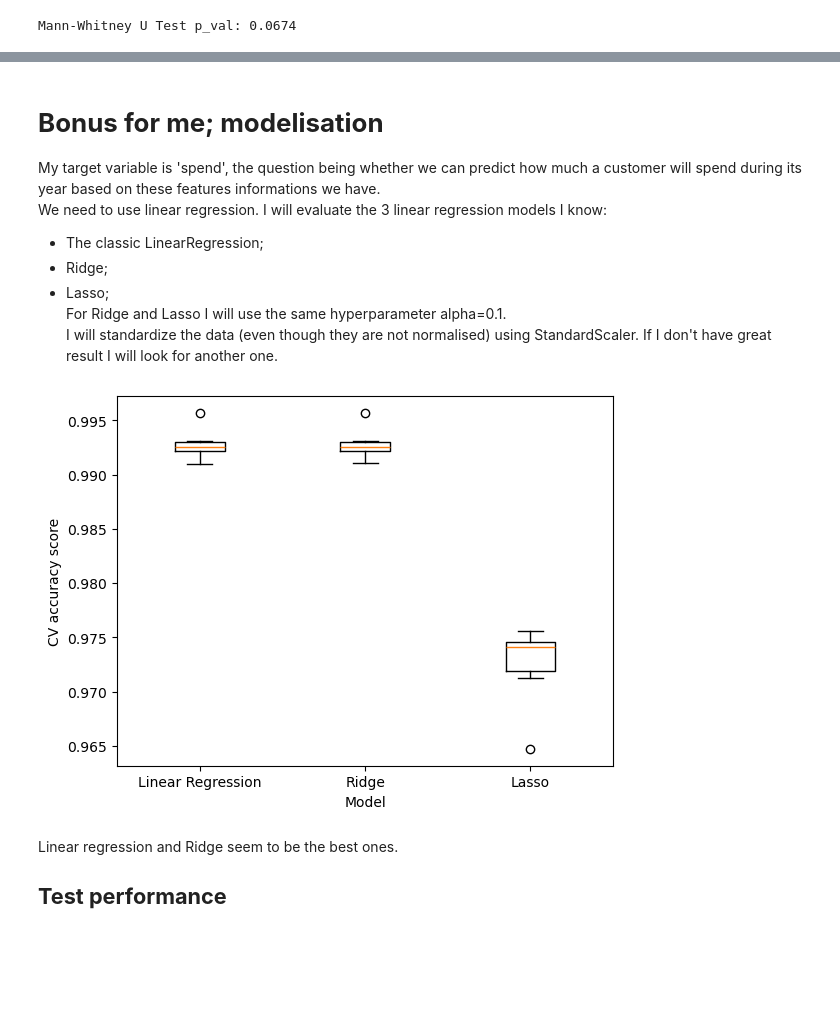
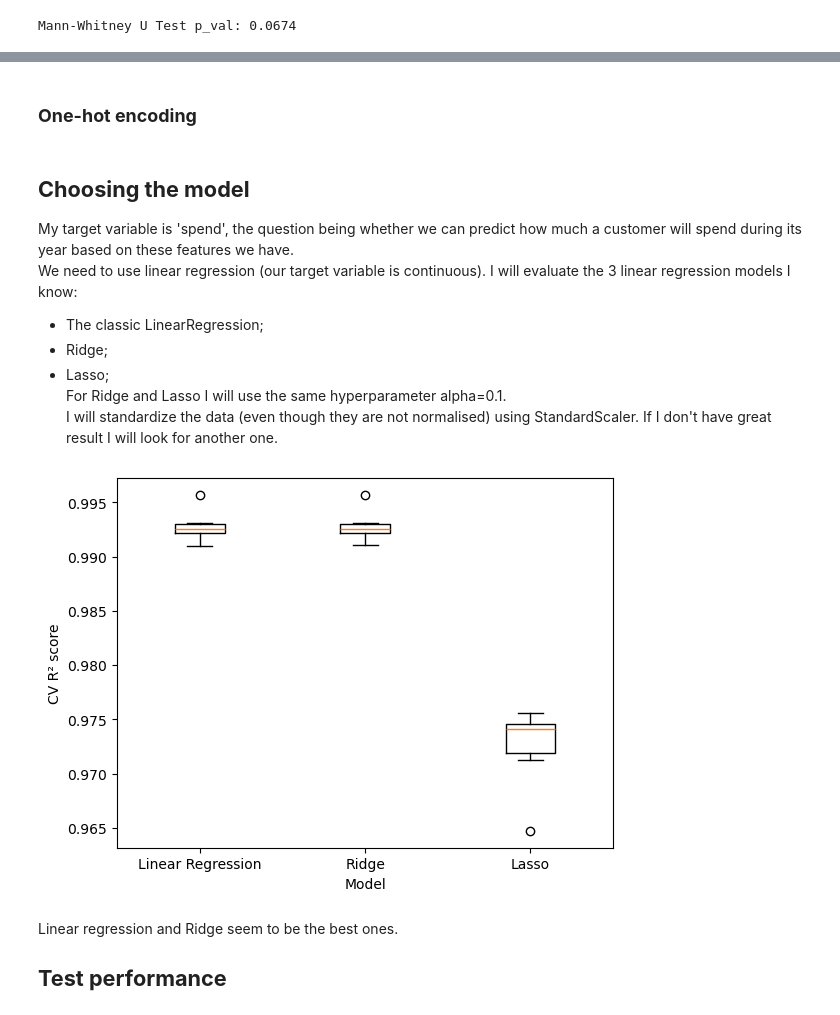
Before and after one commit to flylight-max/EDA_exam_CodeOp, a Jupyter notebook: analysis.ipynb, the cells around one changed output, grey strips where cells are left out. Cells and saved outputs as stored; diff of their text form; code cells hidden in the pictures; blank space fills up the shorter version.

Commit message:
needs a final check

```diff
--- a/analysis.ipynb
+++ b/analysis.ipynb
@@ -217,8 +207,8 @@ Nominal. </br>The month the customer joined the loyalty program. One of 12 value
 # %%
 #joining_month_num will be used for modelisation
-customer_data["joining_month_num"] = pd.to_datetime(customer_data["joining_month"], format="%b")
-customer_data["joining_month_num"] = customer_data["joining_month_num"].dt.month
-customer_data["joining_month_num"].fillna(0, inplace=True)
+#customer_data["joining_month_num"] = pd.to_datetime(customer_data["joining_month"], format="%b")
+#customer_data["joining_month_num"] = customer_data["joining_month_num"].dt.month
+#customer_data["joining_month_num"].fillna(0, inplace=True)
 
 customer_data["joining_month"].fillna("Unknown", inplace=True)
 ordered_month = ['Unknown', "Jan", "Feb", "Mar", "Apr", "May", "Jun", "Jul", "Aug", "Sep", "Oct", "Nov", "Dec"]
@@ -227,7 +217,7 @@ customer_data["joining_month"] = customer_data["joining_month"].cat.reorder_cate
                                                                                        , ordered=True)
 
 print(customer_data["joining_month"].value_counts(sort=False, dropna=False))
-print(customer_data["joining_month_num"].value_counts(dropna=False))
+#print(customer_data["joining_month_num"].value_counts(dropna=False))
 # %% [output]
 joining_month
 Unknown    125
@@ -548,5 +622,0 @@ I can confidently remove the 'promotion' feature. I'm a bit more skeptical about
-# %%
-# remove customer_id and promotion
-customer_data = customer_data.drop(["customer_id", "promotion", "joining_month_num"], axis=1)
- #get dummies
-customers_dummies = pd.get_dummies(customer_data, drop_first=True)
@@ -552,0 +642,4 @@ customers_dummies = pd.get_dummies(customer_data, drop_first=True)
+# %%
+customer_data = customer_data.drop(["customer_id", "promotion"], axis=1)
+# %% [markdown]
+### **One-hot encoding**
@@ -553,8 +648,8 @@ customers_dummies = pd.get_dummies(customer_data, drop_first=True)
 # %% [markdown]
-# **Bonus for me; modelisation**
+## **Choosing the model**
 
-My target variable is 'spend', the question being whether we can predict how much a customer will spend during its year based on these features informations we have.
-We need to use linear regression. I will evaluate the 3 linear regression models I know:
+My target variable is 'spend', the question being whether we can predict how much a customer will spend during its year based on these features we have.
+We need to use linear regression (our target variable is continuous). I will evaluate the 3 linear regression models I know:
 - The classic LinearRegression;
 - Ridge;
 - Lasso;
@@ -570,25 +665,24 @@ from sklearn.model_selection import train_test_split, KFold, cross_val_score
 X_dummies = customers_dummies.drop("spend", axis=1).values
 y_dummies = customers_dummies["spend"].values
 # %%
-#modelisation test with no_region
 X_dum_train, X_dum_test, y_dum_train, y_dum_test = train_test_split(X_dummies, y_dummies, test_size=0.2, random_state= 1984)
 
 linearReg = LinearRegression()
 ridge = Ridge(alpha=0.1)
 lasso = Lasso(alpha=0.1)
 
 models={"Linear Regression" : linearReg, "Ridge": ridge, "Lasso":lasso}
 results=[]
 for model in models.values():
     kf = KFold(n_splits=6, random_state=1984, shuffle=True)
     cv_results = cross_val_score(model,X_dum_train, y_dum_train, cv=kf)
     results.append(cv_results)
 plt.boxplot(results, labels=models.keys())
-plt.ylabel("CV accuracy score")
+plt.ylabel("CV R² score")
 plt.xlabel("Model")
 plt.show()
 # %% [output]
-[figure, old version]
+[figure, new version]
 # %% [markdown]
 Linear regression and Ridge seem to be the best ones.
 ## **Test performance**
```
Also changed, not shown: parts of 53 cells of this notebook.
